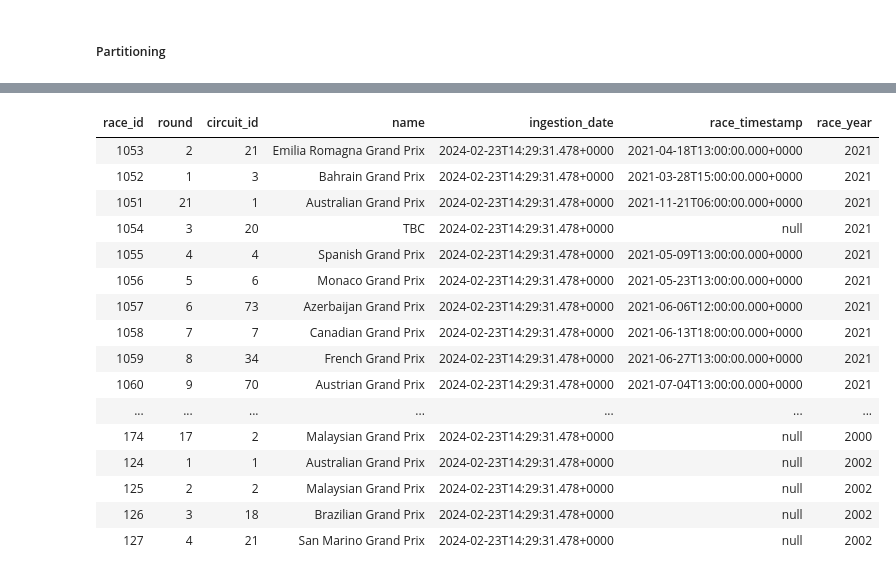
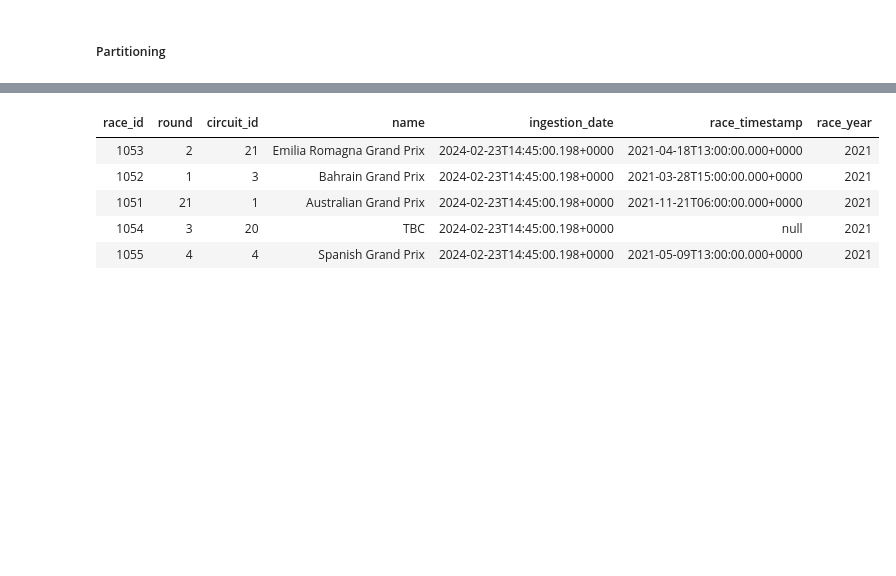
Before and after one commit to gil612/AzureDatabricks-SparkForDataEngineers, a Jupyter notebook: Data Ingestion - Races (Assignment).ipynb, the cells around one changed output, grey strips where cells are left out. Saved outputs shown, nothing was run; the diff lists cells and outputs as text; code cells hidden in the pictures; blank space fills up the shorter version.

```diff
--- a/Data Ingestion - Races (Assignment).ipynb
+++ b/Data Ingestion - Races (Assignment).ipynb
@@ -135,22 +91,11 @@ ls /mnt/formula1dl612/processed/races
 | dbfs:/mnt/formula1dl612/processed... | race_year=2020/ | 0 | 1708698588000 |
 | dbfs:/mnt/formula1dl612/processed... | race_year=2021/ | 0 | 1708698589000 |
 # %%
-display(spark.read.parquet('/mnt/formula1dl612/processed/races'))
+display(spark.read.parquet('/mnt/formula1dl612/processed/races').head(5))
 # %% [output]
 | race_id | round | circuit_id | name | ingestion_date | race_timestamp | race_year |
-| 1053 | 2 | 21 | Emilia Romagna Grand Prix | 2024-02-23T14:29:31.478+0000 | 2021-04-18T13:00:00.000+0000 | 2021 |
-| 1052 | 1 | 3 | Bahrain Grand Prix | 2024-02-23T14:29:31.478+0000 | 2021-03-28T15:00:00.000+0000 | 2021 |
-| 1051 | 21 | 1 | Australian Grand Prix | 2024-02-23T14:29:31.478+0000 | 2021-11-21T06:00:00.000+0000 | 2021 |
-| 1054 | 3 | 20 | TBC | 2024-02-23T14:29:31.478+0000 | null | 2021 |
-| 1055 | 4 | 4 | Spanish Grand Prix | 2024-02-23T14:29:31.478+0000 | 2021-05-09T13:00:00.000+0000 | 2021 |
-| 1056 | 5 | 6 | Monaco Grand Prix | 2024-02-23T14:29:31.478+0000 | 2021-05-23T13:00:00.000+0000 | 2021 |
-| 1057 | 6 | 73 | Azerbaijan Grand Prix | 2024-02-23T14:29:31.478+0000 | 2021-06-06T12:00:00.000+0000 | 2021 |
-| 1058 | 7 | 7 | Canadian Grand Prix | 2024-02-23T14:29:31.478+0000 | 2021-06-13T18:00:00.000+0000 | 2021 |
-| 1059 | 8 | 34 | French Grand Prix | 2024-02-23T14:29:31.478+0000 | 2021-06-27T13:00:00.000+0000 | 2021 |
-| 1060 | 9 | 70 | Austrian Grand Prix | 2024-02-23T14:29:31.478+0000 | 2021-07-04T13:00:00.000+0000 | 2021 |
-| ... | ... | ... | ... | ... | ... | ... |
-| 174 | 17 | 2 | Malaysian Grand Prix | 2024-02-23T14:29:31.478+0000 | null | 2000 |
-| 124 | 1 | 1 | Australian Grand Prix | 2024-02-23T14:29:31.478+0000 | null | 2002 |
-| 125 | 2 | 2 | Malaysian Grand Prix | 2024-02-23T14:29:31.478+0000 | null | 2002 |
-| 126 | 3 | 18 | Brazilian Grand Prix | 2024-02-23T14:29:31.478+0000 | null | 2002 |
-| 127 | 4 | 21 | San Marino Grand Prix | 2024-02-23T14:29:31.478+0000 | null | 2002 |
+| 1053 | 2 | 21 | Emilia Romagna Grand Prix | 2024-02-23T14:45:00.198+0000 | 2021-04-18T13:00:00.000+0000 | 2021 |
+| 1052 | 1 | 3 | Bahrain Grand Prix | 2024-02-23T14:45:00.198+0000 | 2021-03-28T15:00:00.000+0000 | 2021 |
+| 1051 | 21 | 1 | Australian Grand Prix | 2024-02-23T14:45:00.198+0000 | 2021-11-21T06:00:00.000+0000 | 2021 |
+| 1054 | 3 | 20 | TBC | 2024-02-23T14:45:00.198+0000 | null | 2021 |
+| 1055 | 4 | 4 | Spanish Grand Prix | 2024-02-23T14:45:00.198+0000 | 2021-05-09T13:00:00.000+0000 | 2021 |
```
Also changed, not shown: parts of 5 cells of this notebook.
